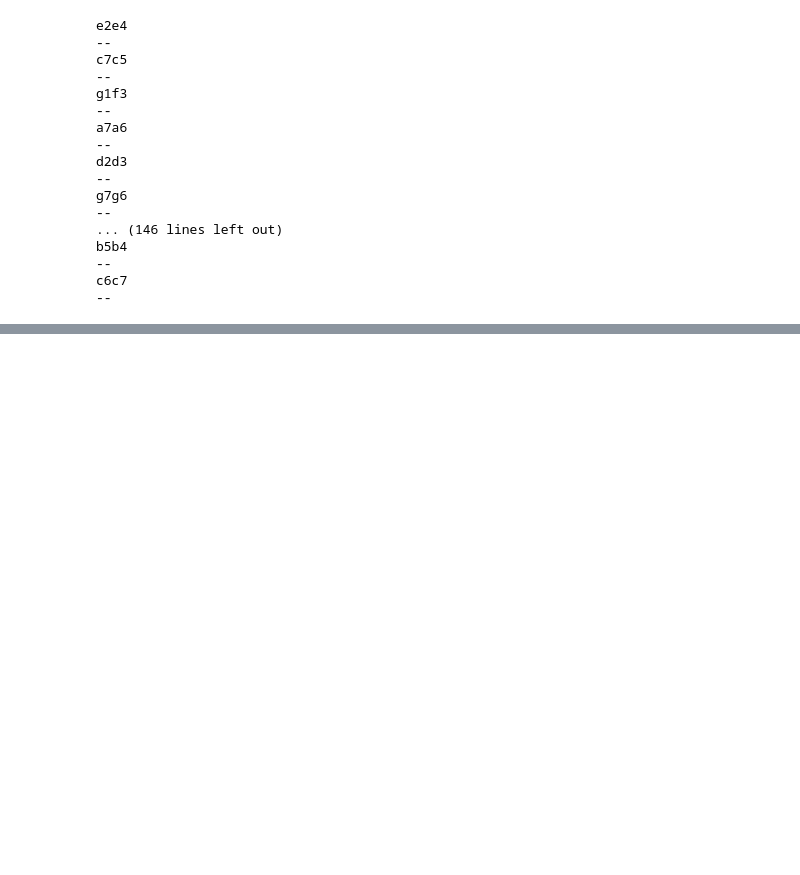
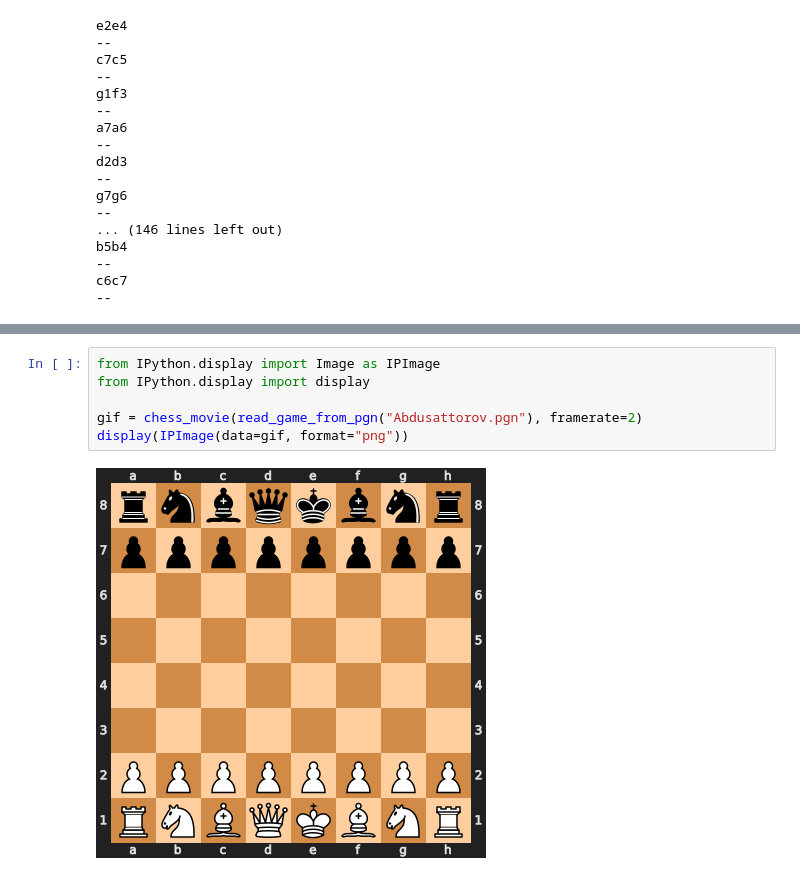
Before and after one commit to ioannistassioulas/chess-engine, a Jupyter notebook: tutorials/chess-python.ipynb, the cells around one changed output, grey strips where cells are left out. Saved outputs shown, nothing was run; the diff lists cells and outputs as text; blank space fills up the shorter version.

```diff
--- a/tutorials/chess-python.ipynb
+++ b/tutorials/chess-python.ipynb
@@ -64,0 +126,8 @@ chess_movie(first_game)
+# %%
+from IPython.display import Image as IPImage
+from IPython.display import display
+
+gif = chess_movie(read_game_from_pgn("Abdusattorov.pgn"), framerate=2)
+display(IPImage(data=gif, format="png"))
+# %% [output]
+[figure, added]
```
Also changed, not shown: parts of 19 cells of this notebook, 3 other files.
